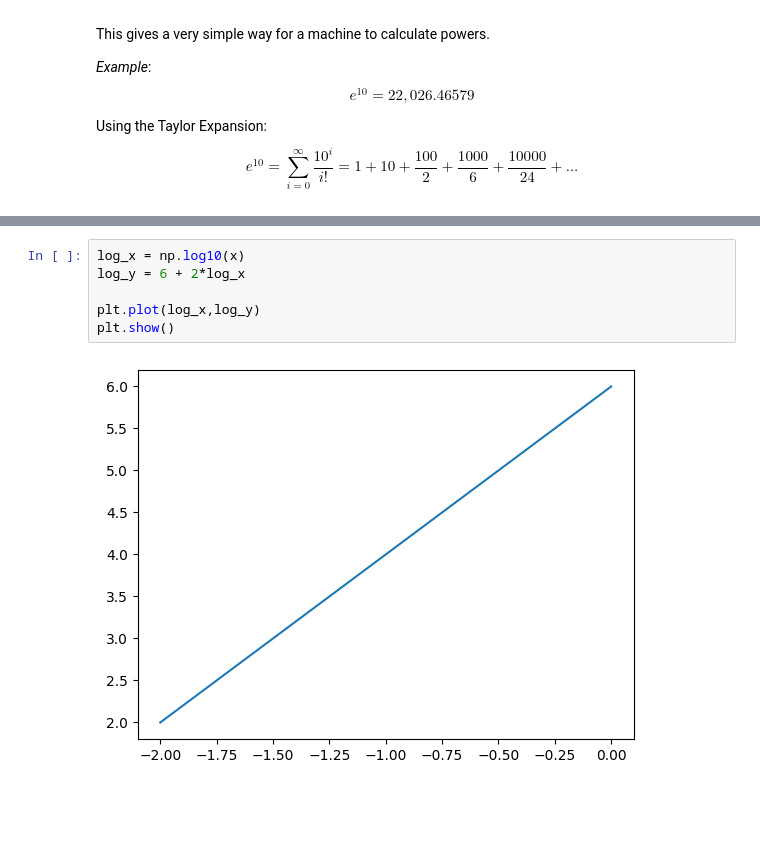
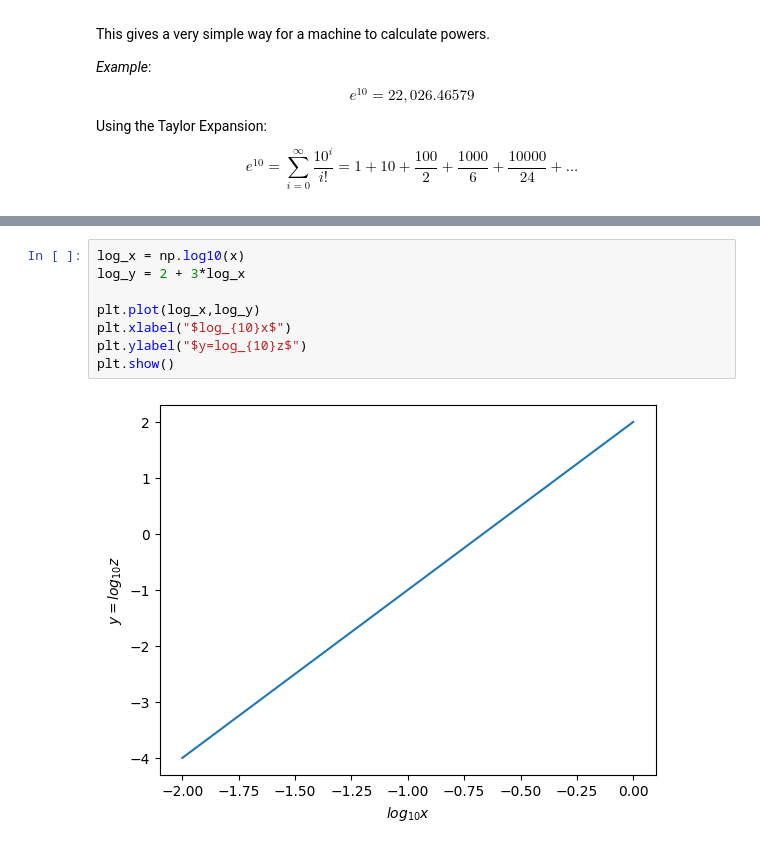
Before and after one commit to drolsonmi/math3280, a Jupyter notebook: Notes/3280_01_Basics.ipynb, the cells around one changed output, grey strips where cells are left out. Drawn from its saved outputs; the diff is of its cells as text; blank space fills up the shorter version.

```diff
--- a/Notes/3280_01_Basics.ipynb
+++ b/Notes/3280_01_Basics.ipynb
@@ -282,8 +286,10 @@ plt.show()
 # %%
 log_x = np.log10(x)
-log_y = 6 + 2*log_x
+log_y = 2 + 3*log_x
 
 plt.plot(log_x,log_y)
+plt.xlabel("$log_{10}x$")
+plt.ylabel("$y=log_{10}z$")
 plt.show()
 # %% [output]
-[figure, old version]
+[figure, new version]
```
Also changed, not shown: parts of 3 cells of this notebook, 1 other file.
